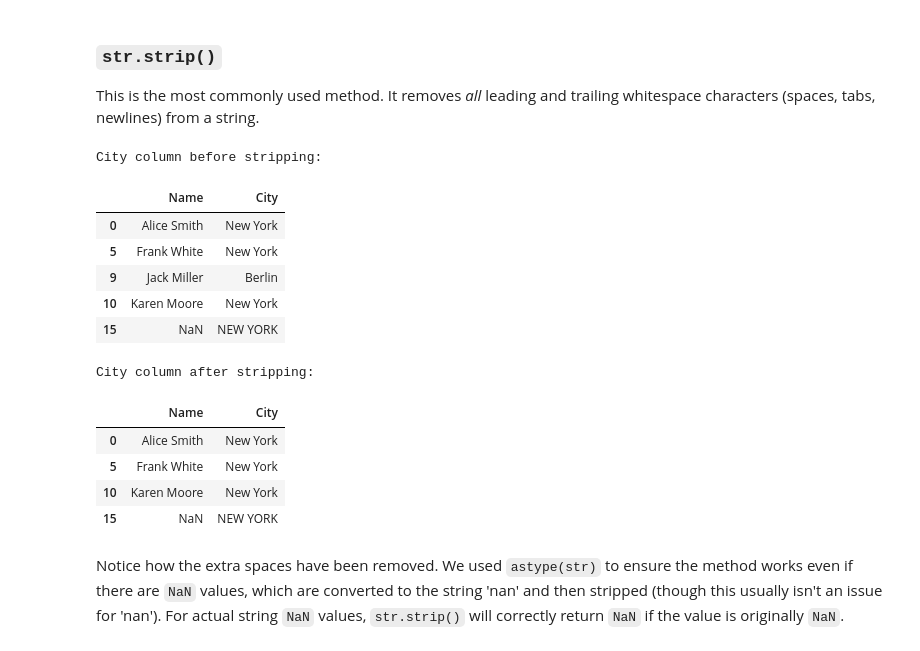
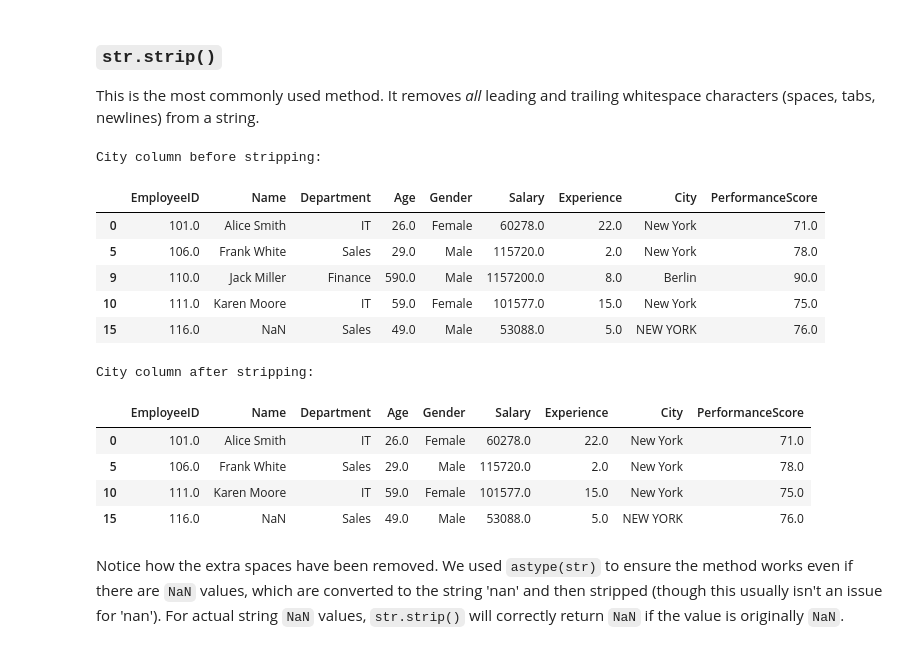
Before and after one commit to Mohamad-Selawy/Data-Analysis, a Jupyter notebook: Data Analysis/Level 1/4_Data_Quality_&_Cleaning.ipynb, the cells around one changed output. Drawn from its saved outputs; the diff is of its cells as text; code cells hidden in the pictures.

```diff
--- a/Data Analysis/Level 1/4_Data_Quality_&_Cleaning.ipynb
+++ b/Data Analysis/Level 1/4_Data_Quality_&_Cleaning.ipynb
@@ -853,28 +807,28 @@ This is the most commonly used method. It removes *all* leading and trailing whi
 # %%
 df_stripped = df.copy() # Work on a copy
 
 print("City column before stripping:")
-display(df_stripped[df_stripped['City'].astype(str).str.contains(' ', regex=False)][['Name', 'City']])
+display(df_stripped[df_stripped['City'].astype(str).str.contains(' ')])
 
 # Apply strip to the City column
 df_stripped['City'] = df_stripped['City'].astype(str).str.strip()
 
 print("\nCity column after stripping:")
-display(df_stripped[df_stripped['City'].astype(str).str.contains(' ', regex=False)][['Name', 'City']])
+display(df_stripped[df_stripped['City'].str.contains(' ')])
 # %% [output]
 City column before stripping:
-|  | Name | City |
-| 0 | Alice Smith | New York |
-| 5 | Frank White | New York |
-| 9 | Jack Miller | Berlin |
-| 10 | Karen Moore | New York |
-| 15 | NaN | NEW YORK |
+|  | EmployeeID | Name | Department | Age | Gender | Salary | Experience | City | PerformanceScore |
+| 0 | 101.0 | Alice Smith | IT | 26.0 | Female | 60278.0 | 22.0 | New York | 71.0 |
+| 5 | 106.0 | Frank White | Sales | 29.0 | Male | 115720.0 | 2.0 | New York | 78.0 |
+| 9 | 110.0 | Jack Miller | Finance | 590.0 | Male | 1157200.0 | 8.0 | Berlin | 90.0 |
+| 10 | 111.0 | Karen Moore | IT | 59.0 | Female | 101577.0 | 15.0 | New York | 75.0 |
+| 15 | 116.0 | NaN | Sales | 49.0 | Male | 53088.0 | 5.0 | NEW YORK | 76.0 |
 City column after stripping:
-|  | Name | City |
-| 0 | Alice Smith | New York |
-| 5 | Frank White | New York |
-| 10 | Karen Moore | New York |
-| 15 | NaN | NEW YORK |
+|  | EmployeeID | Name | Department | Age | Gender | Salary | Experience | City | PerformanceScore |
+| 0 | 101.0 | Alice Smith | IT | 26.0 | Female | 60278.0 | 22.0 | New York | 71.0 |
+| 5 | 106.0 | Frank White | Sales | 29.0 | Male | 115720.0 | 2.0 | New York | 78.0 |
+| 10 | 111.0 | Karen Moore | IT | 59.0 | Female | 101577.0 | 15.0 | New York | 75.0 |
+| 15 | 116.0 | NaN | Sales | 49.0 | Male | 53088.0 | 5.0 | NEW YORK | 76.0 |
 # %% [markdown]
 Notice how the extra spaces have been removed. We used `astype(str)` to ensure the method works even if there are `NaN` values, which are converted to the string 'nan' and then stripped (though this usually isn't an issue for 'nan'). For actual string `NaN` values, `str.strip()` will correctly return `NaN` if the value is originally `NaN`.
 # %% [markdown]
```
Also changed, not shown: parts of 9 cells of this notebook.
